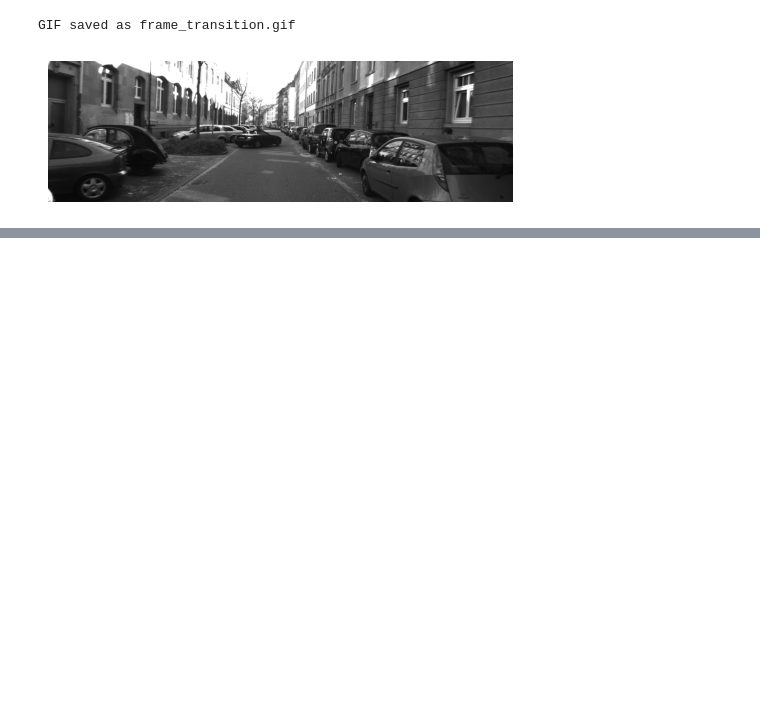
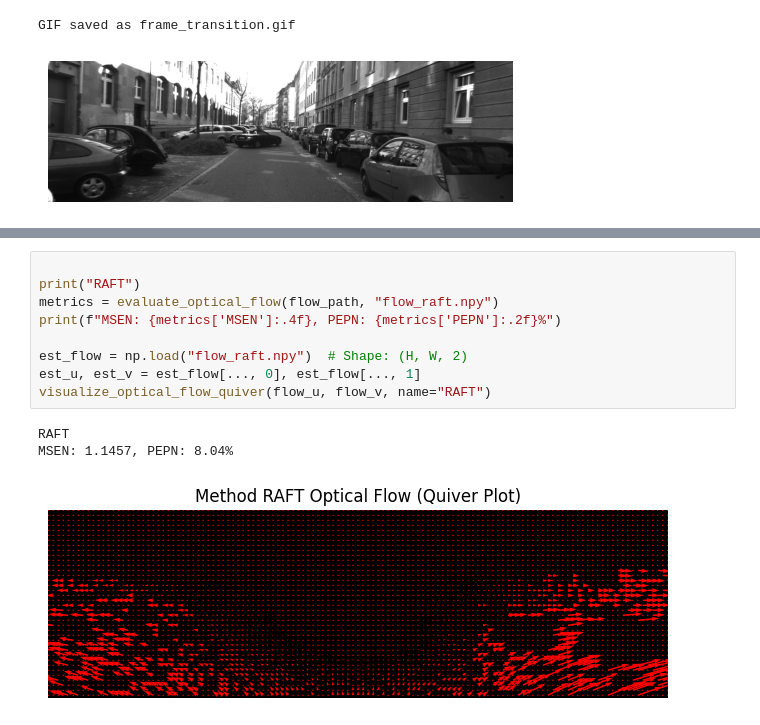
Before and after one commit to mcv-m6-video/mcv-c6-2025-team5, a Jupyter notebook: Week3/dataset_flow/tester.ipynb, the cells around one changed output, grey strips where cells are left out. Saved outputs shown, nothing was run; the diff lists cells and outputs as text; blank space fills up the shorter version.

```diff
--- a/Week3/dataset_flow/tester.ipynb
+++ b/Week3/dataset_flow/tester.ipynb
@@ -244,0 +246,13 @@ MSEN: 1.1457, PEPN: 8.04%
+# %%
+
+print("RAFT")
+metrics = evaluate_optical_flow(flow_path, "flow_raft.npy")
+print(f"MSEN: {metrics['MSEN']:.4f}, PEPN: {metrics['PEPN']:.2f}%")
+
+est_flow = np.load("flow_raft.npy")  # Shape: (H, W, 2)
+est_u, est_v = est_flow[..., 0], est_flow[..., 1]
+visualize_optical_flow_quiver(flow_u, flow_v, name="RAFT")
+# %% [output]
+RAFT
+MSEN: 1.1457, PEPN: 8.04%
+[figure, added]
```
Also changed, not shown: parts of 6 cells of this notebook, 6 other files.
